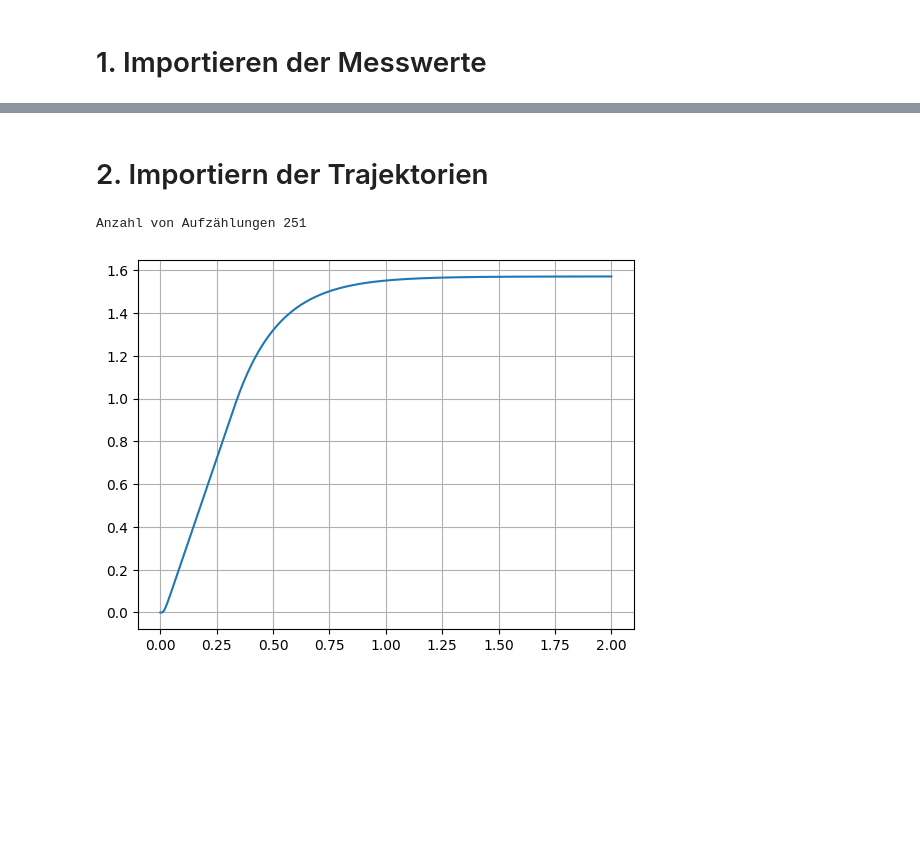
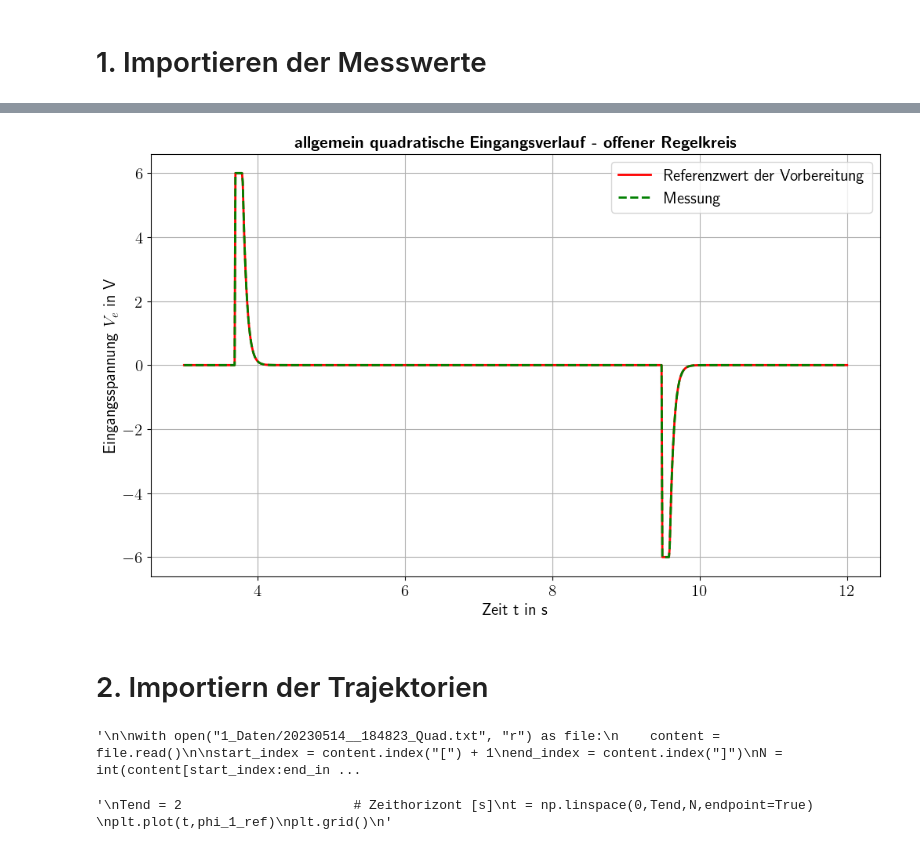
Before and after one commit to StefanKauf/OClab, a Jupyter notebook: 0_Messungen.ipynb, the cells around one changed output, grey strips where cells are left out. Cells and saved outputs as stored; diff of their text form; code cells hidden in the pictures; blank space fills up the shorter version.

```diff
--- a/0_Messungen.ipynb
+++ b/0_Messungen.ipynb
@@ -85,6 +83,32 @@ plt.show()
+# %%
+# Eingang
+
+k = 0
+plt.figure(figsize=(12,7))
+plt.plot(Quanser_V[N_Start:N_Stop,k],Quanser_V[N_Start:N_Stop,k+1], 'r', linewidth ='2', label = 'Referenzwert der Vorbereitung')
+plt.plot(Quanser_V[N_Start:N_Stop,k],Quanser_V[N_Start:N_Stop,k+3], 'g', linestyle ='--' , linewidth ='2', label = 'Messung')
+#plt.plot(Quanser_V[N_Start:N_Stop,k],Quanser_V[N_Start:N_Stop,k+5], 'b', linestyle =':' , linewidth ='4', label = 'Beobachter')
+
+plt.xlabel(r'Zeit t in s')
+plt.ylabel(r'Eingangsspannung $V_ {e}$ in V')
+plt.grid()
+if 'timeoptimal' in path:
+    plt.title(r'\textbf{Zeitoptimale Eingangsverlauf - offener Regelkreis}', fontsize=15)
+if 'energie' in path:
+    plt.title(r'\textbf{Energieoptimale Eingangsverlauf - offener Regelkreis}', fontsize=15)
+if 'quad' in path:
+    plt.title(r'\textbf{allgemein quadratische Eingangsverlauf - offener Regelkreis}', fontsize=15)
+#plt.axhline(y=90, color='r')
+plt.legend(loc = 'best')
+plt.savefig(path + "Eingang.svg")
+plt.show()
+# %% [output]
+[figure, added]
 # %% [markdown]
 # 2. Importiern der Trajektorien
 # %%
+'''
+
 with open("1_Daten/20230514__184823_Quad.txt", "r") as file:
     content = file.read()
 
@@ -124,12 +148,15 @@ for line in lines:
         index4 = int(line.split("[")[1].split("]")[0])
         value = float(line.split("=")[1].strip().rstrip(";"))
         u_ref[index4] = value
+'''
 # %% [output]
-Anzahl von Aufzählungen 251
+'\n\nwith open("1_Daten/20230514__184823_Quad.txt", "r") as file:\n    content = file.read()\n\nstart_index = content.index("[") + 1\nend_index = content.index("]")\nN = int(content[start_index:end_in ...
 # %%
+'''
 Tend = 2                      # Zeithorizont [s]
 t = np.linspace(0,Tend,N,endpoint=True)
 plt.plot(t,phi_1_ref)
 plt.grid()
+'''
 # %% [output]
-[figure, removed]
+'\nTend = 2                      # Zeithorizont [s]\nt = np.linspace(0,Tend,N,endpoint=True)  \nplt.plot(t,phi_1_ref)\nplt.grid()\n'
```
Also changed, not shown: parts of 6 cells of this notebook, 45 other files.
